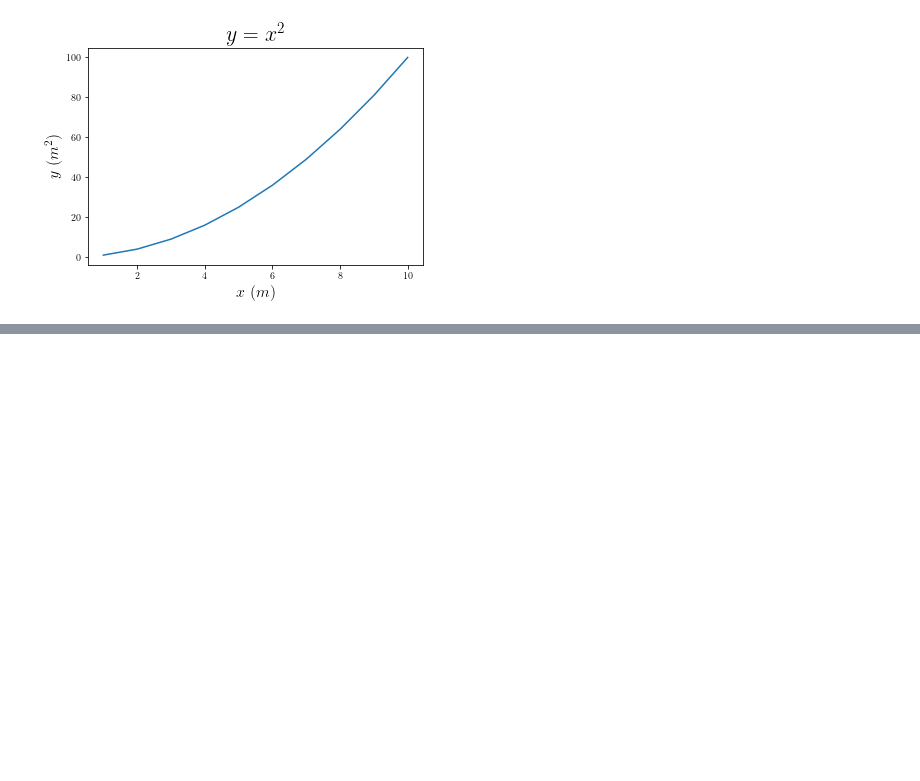
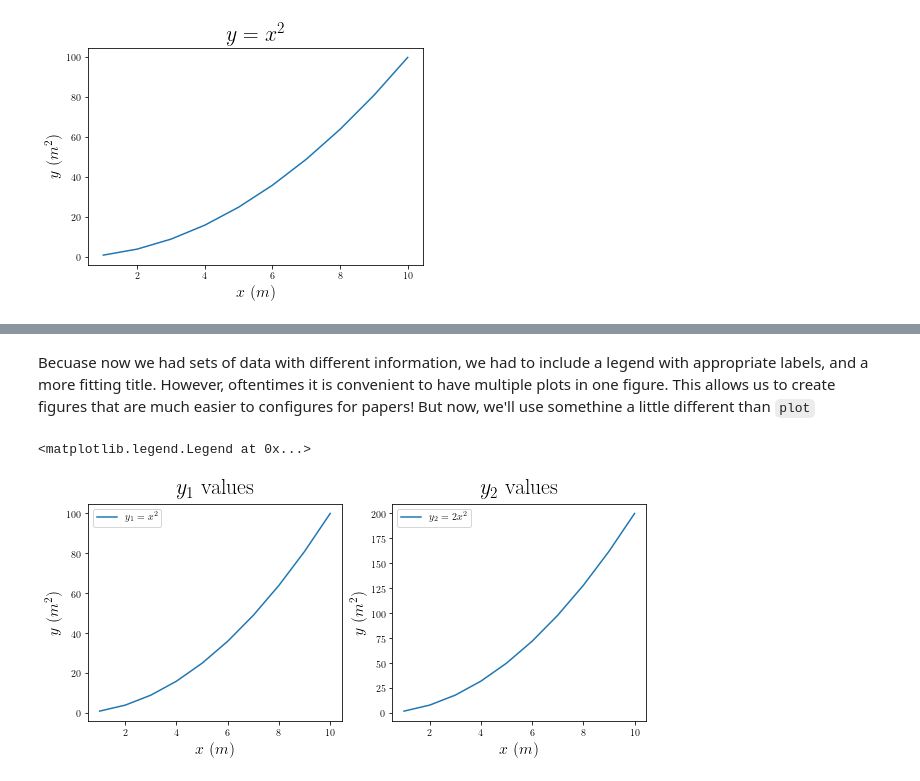
Before and after one commit to varosy/Lectures, a Jupyter notebook: Visualization and Analysis.ipynb, the cells around one changed output, grey strips where cells are left out. Saved outputs shown, nothing was run; the diff lists cells and outputs as text; code cells hidden in the pictures; blank space fills up the shorter version.

Commit message:
Ready to include data: end of tutorial

```diff
--- a/Visualization and Analysis.ipynb
+++ b/Visualization and Analysis.ipynb
@@ -86,0 +106,17 @@ Let us now look at dealing with multiple data sets!
+# %% [markdown]
+Becuase now we had sets of data with different information, we had to include a legend with appropriate labels, and a more fitting title. However, oftentimes it is convenient to have multiple plots in one figure. This allows us to create figures that are much easier to configures for papers! But now, we'll use somethine a little different than `plot`
+# %%
+fig, ax = pt.subplots(1,2,sharex=True,sharey=False,figsize=(10,4))
+ax[0].plot(x,y1,label=r"$y_1 = x^2$")
+ax[0].set_xlabel(r"$x\ (m)$", fontsize=16)
+ax[0].set_ylabel(r"$y\ (m^2)$", fontsize=16)
+ax[0].set_title(r"$y_1\ \textrm{values}$",fontsize=22)
+ax[0].legend()
+ax[1].plot(x,y2,label=r"$y_2 = 2x^2")
+ax[1].set_ylabel(r"$y\ (m^2)$", fontsize=16)
+ax[1].set_title(r"$y_2\ \textrm{values}$",fontsize=22)
+ax[1].set_xlabel(r"$x\ (m)$", fontsize=16)
+ax[1].legend()
+# %% [output]
+<matplotlib.legend.Legend at 0x...>
+[figure, added]
```
Also changed, not shown: parts of 8 cells of this notebook.
